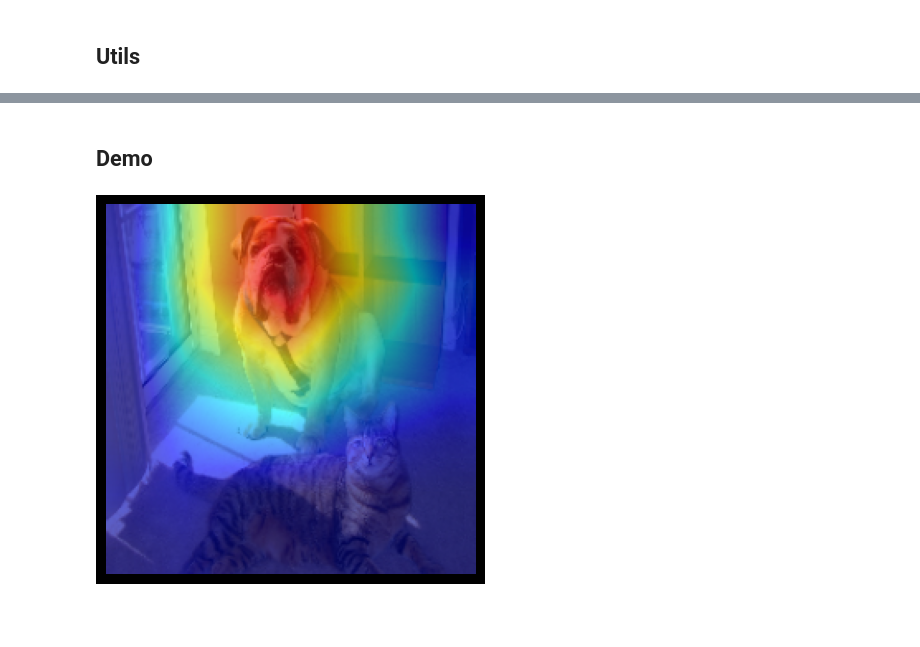
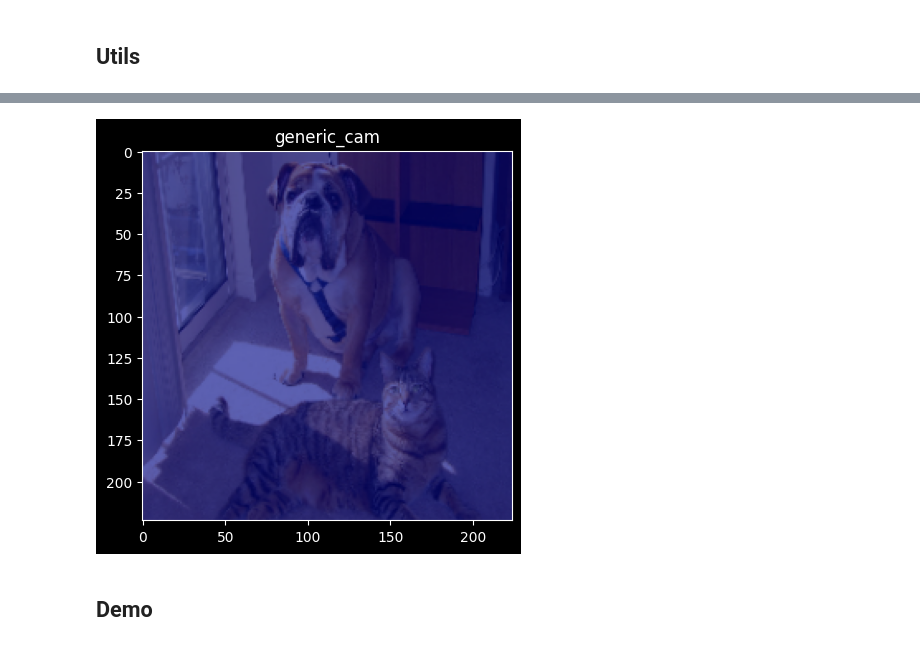
Before and after one commit to SubhadityaMukherjee/pytorch_image_attribution, a Jupyter notebook: main.ipynb, the cells around one changed output, grey strips where cells are left out. Drawn from its saved outputs; the diff is of its cells as text; code cells hidden in the pictures; blank space fills up the shorter version.

```diff
--- a/main.ipynb
+++ b/main.ipynb
@@ -16,2 +19,19 @@ from torchvision import transforms
 # %% [markdown]
 ## Utils
+# %%
+def get_2d_projection(activation_batch):
+    # TBD: use pytorch batch svd implementation
+    activation_batch[np.isnan(activation_batch)] = 0
+    projections = []
+    for activations in activation_batch:
+        reshaped_activations = (activations).reshape(
+            activations.shape[0], -1).transpose()
+        # Centering before the SVD seems to be important here,
+        # Otherwise the image returned is negative
+        reshaped_activations = reshaped_activations - \
+            reshaped_activations.mean(axis=0)
+        U, S, VT = np.linalg.svd(reshaped_activations, full_matrices=True)
+        projection = reshaped_activations @ VT[0, :]
+        projection = projection.reshape(activations.shape[1:])
+        projections.append(projection)
+    return np.float32(projections)
@@ -99,3 +190,29 @@ def grad_cam(model, input_tensor, heatmap_layer, truelabel=None):
+# %%
+def generic_cam(model, input_tensor, heatmap_layer, truelabel=None):
+    info = InfoHolder(heatmap_layer)
+    heatmap_layer.register_forward_hook(info.hook)
+
+    output = model(input_tensor.unsqueeze(0))[0]
+    truelabel = truelabel if truelabel else torch.argmax(output)
+
+    output[truelabel].backward()
+
+    weights = torch.mean(info.gradient, [0, 2, 3])
+    activation = info.activation.squeeze(0)
+
+    weighted_activation = torch.zeros(activation.shape)
+    for idx, (weight, activation) in enumerate(zip(weights, activation)):
+        # weighted_activation[idx] = activation * torch.where(weight > 0, weight, 0)
+        weighted_activation[idx] = torch.Tensor(get_2d_projection(np.array(activation)))
+
+    heatmap = generate_heatmap(weighted_activation)
+    input_image = to_RGB(input_tensor)
+
+    return superimpose(input_image, heatmap)
+# %%
+cat_example(generic_cam, image_path, label, model)
+# %% [output]
+[figure, added]
 # %% [markdown]
 ## Demo
 # %%
@@ -121,4 +240,0 @@ def cat_example(attribution_method=grad_cam):
-# %%
-cat_example(grad_cam)
-# %% [output]
-[figure, removed]
```
Also changed, not shown: parts of 11 cells of this notebook, 3 other files.
